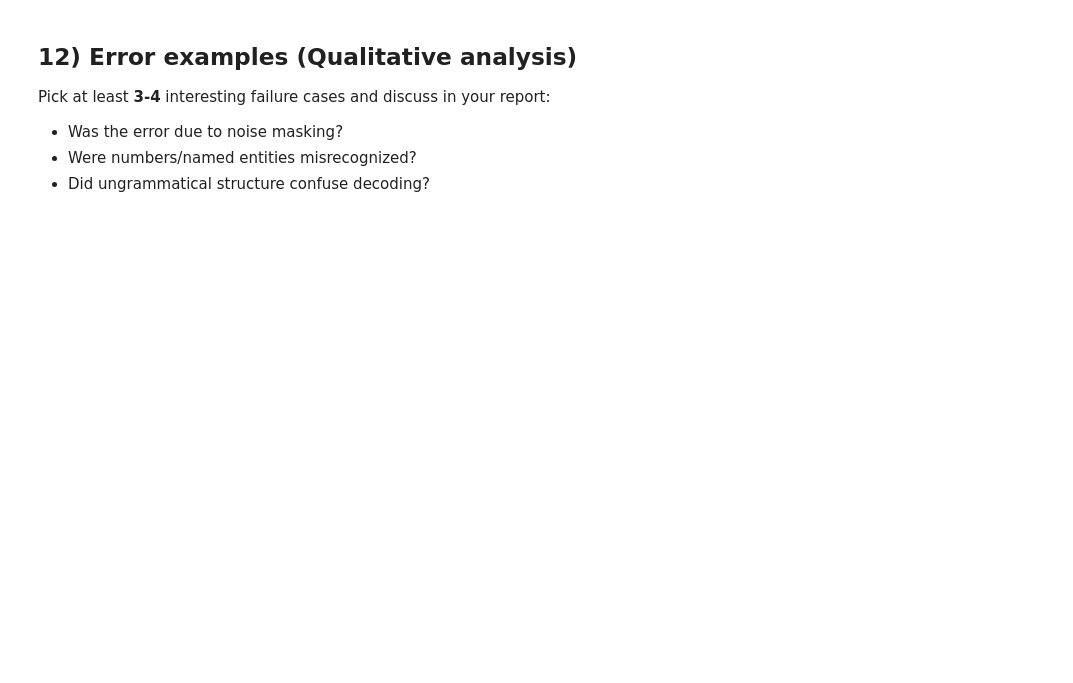
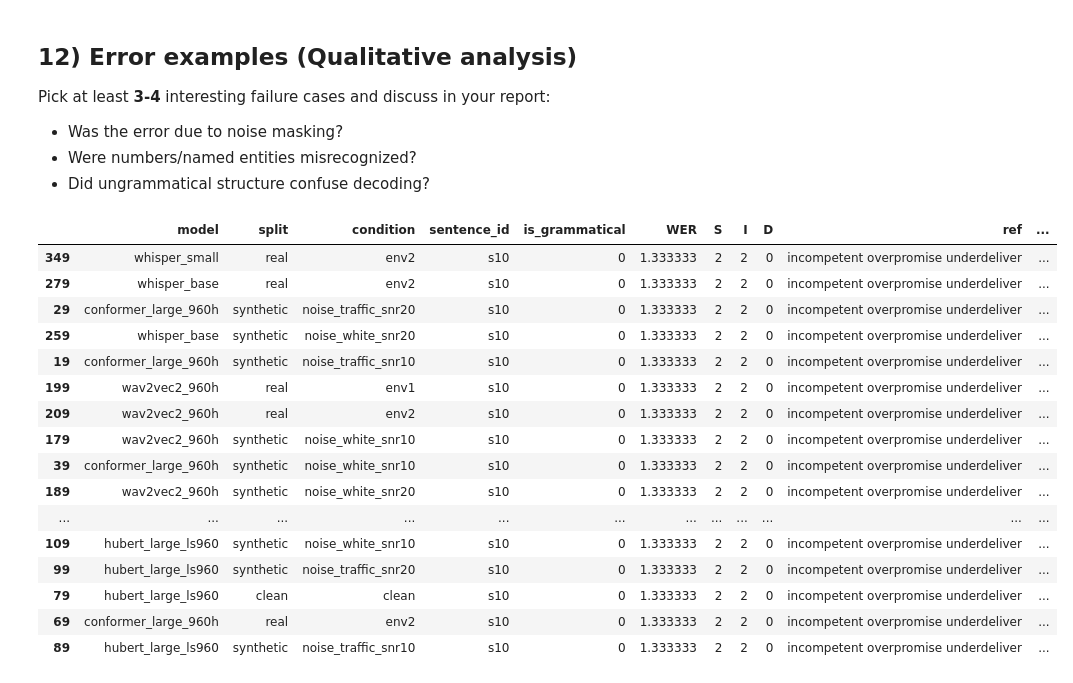
Before and after one commit to kkodachi/EE519-HW2, a Jupyter notebook: 01_ASR_Robustness.ipynb, the cells around one changed output. Cells and saved outputs as stored; diff of their text form; code cells hidden in the pictures; blank space fills up the shorter version.

```diff
--- a/01_ASR_Robustness.ipynb
+++ b/01_ASR_Robustness.ipynb
@@ -716,7 +803,25 @@ Pick at least **3-4** interesting failure cases and discuss in your report:
 # %%
 def worst_cases(results, n=15):
     cols = ["model","split","condition","sentence_id","is_grammatical","WER","S","I","D","ref","hyp"]
     return results.sort_values("WER", ascending=False)[cols].head(n)
 
 # Example:
-# worst_cases(results, n=20)
+worst_cases(results, n=20)
+# %% [output]
+|  | model | split | condition | sentence_id | is_grammatical | WER | S | I | D | ref | ... |
+| 349 | whisper_small | real | env2 | s10 | 0 | 1.333333 | 2 | 2 | 0 | incompetent overpromise underdeliver | ... |
+| 279 | whisper_base | real | env2 | s10 | 0 | 1.333333 | 2 | 2 | 0 | incompetent overpromise underdeliver | ... |
+| 29 | conformer_large_960h | synthetic | noise_traffic_snr20 | s10 | 0 | 1.333333 | 2 | 2 | 0 | incompetent overpromise underdeliver | ... |
+| 259 | whisper_base | synthetic | noise_white_snr20 | s10 | 0 | 1.333333 | 2 | 2 | 0 | incompetent overpromise underdeliver | ... |
+| 19 | conformer_large_960h | synthetic | noise_traffic_snr10 | s10 | 0 | 1.333333 | 2 | 2 | 0 | incompetent overpromise underdeliver | ... |
+| 199 | wav2vec2_960h | real | env1 | s10 | 0 | 1.333333 | 2 | 2 | 0 | incompetent overpromise underdeliver | ... |
+| 209 | wav2vec2_960h | real | env2 | s10 | 0 | 1.333333 | 2 | 2 | 0 | incompetent overpromise underdeliver | ... |
+| 179 | wav2vec2_960h | synthetic | noise_white_snr10 | s10 | 0 | 1.333333 | 2 | 2 | 0 | incompetent overpromise underdeliver | ... |
+| 39 | conformer_large_960h | synthetic | noise_white_snr10 | s10 | 0 | 1.333333 | 2 | 2 | 0 | incompetent overpromise underdeliver | ... |
+| 189 | wav2vec2_960h | synthetic | noise_white_snr20 | s10 | 0 | 1.333333 | 2 | 2 | 0 | incompetent overpromise underdeliver | ... |
+| ... | ... | ... | ... | ... | ... | ... | ... | ... | ... | ... | ... |
+| 109 | hubert_large_ls960 | synthetic | noise_white_snr10 | s10 | 0 | 1.333333 | 2 | 2 | 0 | incompetent overpromise underdeliver | ... |
+| 99 | hubert_large_ls960 | synthetic | noise_traffic_snr20 | s10 | 0 | 1.333333 | 2 | 2 | 0 | incompetent overpromise underdeliver | ... |
+| 79 | hubert_large_ls960 | clean | clean | s10 | 0 | 1.333333 | 2 | 2 | 0 | incompetent overpromise underdeliver | ... |
+| 69 | conformer_large_960h | real | env2 | s10 | 0 | 1.333333 | 2 | 2 | 0 | incompetent overpromise underdeliver | ... |
+| 89 | hubert_large_ls960 | synthetic | noise_traffic_snr10 | s10 | 0 | 1.333333 | 2 | 2 | 0 | incompetent overpromise underdeliver | ... |
```
Also changed, not shown: parts of 2 cells of this notebook, 43 other files.
